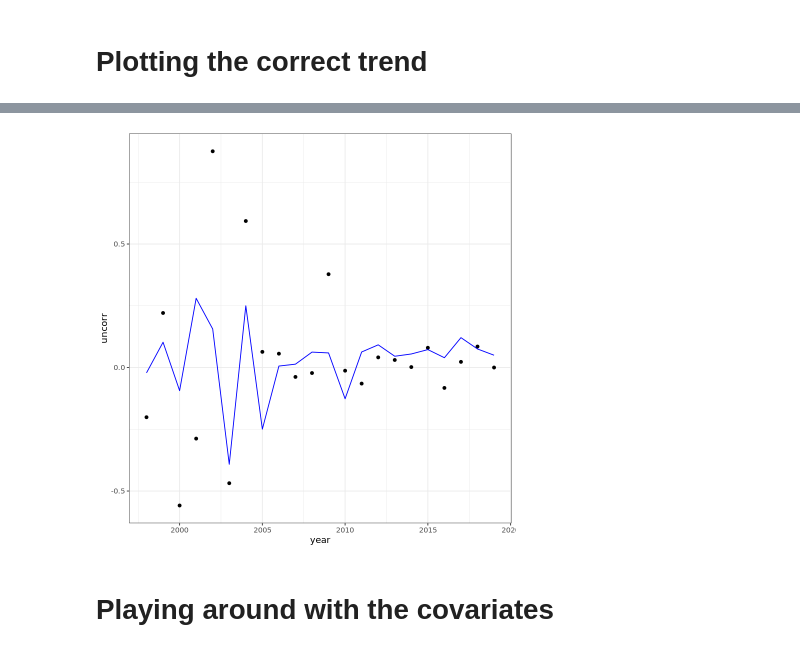
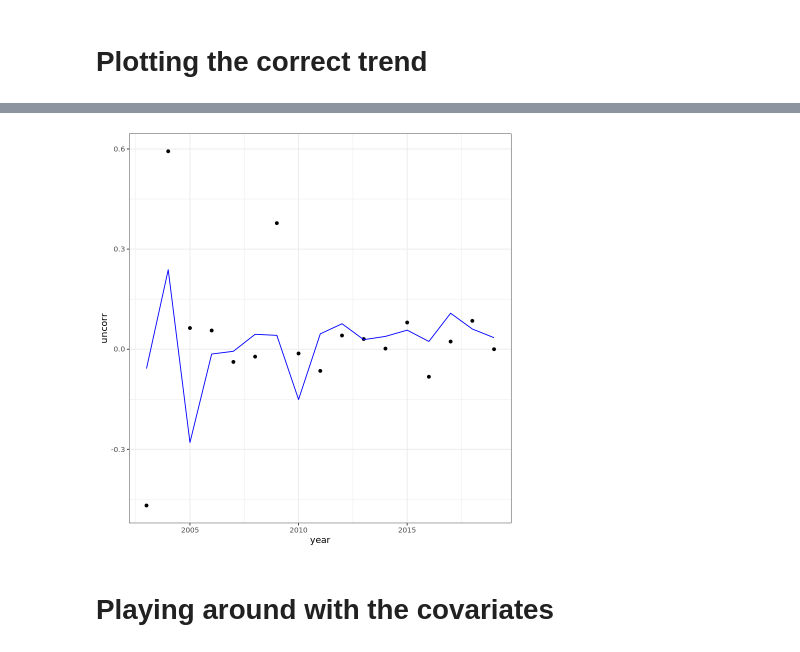
Before and after one commit to pointblue/anthropocene, a Jupyter notebook: notebooks/ADPE_CROZ.ipynb, the cells around one changed output, grey strips where cells are left out. Drawn from its saved outputs; the diff is of its cells as text; code cells hidden in the pictures.

```diff
--- a/notebooks/ADPE_CROZ.ipynb
+++ b/notebooks/ADPE_CROZ.ipynb
@@ -25,6 +7,6 @@ The following objects are masked from ‘package:base’:
 # %%
 # Load the data
-master<-read.csv("~/Workspace/Anthropocene/data/MASTER_SIE.csv")
+master<-read.csv("~/Workspace/Anthropocene/data/MASTER_SIE_MOD.csv")
 # %%
 head(master)
 # %% [output]
@@ -63,3 +24,7 @@ A matrix: 18 × 18 of type dbl
 master_gr <- master %>% mutate(growth_croz=log(ADPE_CROZ/lag(ADPE_CROZ)))
 master_gr$growth_croz<-ifelse(is.na(master_gr$growth_croz),0,master_gr$growth_croz)
 master_gr[1,"growth_croz"]<--0.2011873
+
+
+#taking out years before 2003#
+master_gr <- subset(master_gr, !year %in% c(1998:2002))
@@ -88,5 +34,7 @@ A data.frame: 22 × 24
 # %% [markdown]
 # Including LAGS
+# %%
+master_gr$mnOW_RSP6<- master_gr$mnOW_RSP/10^6
 # %%
 #lag 5 years SIE
 master_gr <- master_gr %>% mutate(SIE_lag5 = lag(av_SIE,5))
@@ -154,14 +173,20 @@ A data.frame: 6 × 50
 # %% [markdown]
 # Quadratic variables
 # %%
-master_gr$SIC_lag4_2<- master_gr$SIC_lag4^2
+master_gr$av_SIE_2<- master_gr$av_SIE^2
 master_gr$SIE_lag4_2<- master_gr$SIE_lag4^2
 master_gr$SIE_lag5_2<- master_gr$SIE_lag5^2
 master_gr$mnOW_RSP6<- master_gr$mnOW_RSP/10^6
 master_gr$mnOW_RSP6_2<-master_gr$mnOW_RSP6^2
+master_gr$mnOW_RSP6_lag4_2<-master_gr$mnOW_RSP6_lag4^2
+master_gr$mnOW_RSP6_lag5_2<-master_gr$mnOW_RSP6_lag5^2
 master_gr$mnChl_aw_RSP_2<-master_gr$mnChl_aw_RSP^2
 master_gr$nmSST_aw_RSP_2<-master_gr$nmSST_aw_RSP^2
+master_gr$nmSST_aw_RSP_lag4_2<-master_gr$nmSST_aw_RSP_lag4^2
+master_gr$nmSST_aw_RSP_lag5_2<-master_gr$nmSST_aw_RSP_lag5^2
 master_gr$mnWind_2<-master_gr$mnWind^2
+master_gr$mnWind_lag4_2<-master_gr$mnWind_lag4^2
+master_gr$mnWind_lag5_2<-master_gr$mnWind_lag5^2
 master_gr$GyreSPD_2<-master_gr$GyreSPD^2
 master_gr$GyreSPD_lag4_2<-master_gr$GyreSPD_lag4^2
 master_gr$GyreSPD_lag5_2<-master_gr$GyreSPD_lag5^2
@@ -169,6 +194,14 @@ master_gr$Salinity_2<-master_gr$Salinity^2
 master_gr$intP_RSP_2<-master_gr$intP_RSP^2
 master_gr$Prop._134_2<-master_gr$Prop._134^2
 master_gr$TOTALTonnes.100_2<-master_gr$TOTALTonnes.100^2
+master_gr$mnSIE_2<- master_gr$mnSIE^2
+master_gr$mnAirTemp_2<- master_gr$mnAirTemp^2
+master_gr$mnAirTemp_lag4_2<- master_gr$mnAirTemp_lag4^2
+master_gr$mnAirTemp_lag5_2<- master_gr$mnAirTemp_lag5^2
+master_gr$logOW_day_MCM_2<- master_gr$logOW_day_MCM^2
+master_gr$OW_day_MCMlag4_2<- master_gr$OW_day_MCMlag4^2
+master_gr$OW_day_RSPlag4_2<- master_gr$OW_day_RSPlag4^2
+master_gr$OW_day_RSP_2<- master_gr$OW_day_RSP^2
 # %%
 head(master_gr)
 # %% [output]
@@ -392,8 +422,8 @@ ggtsdisplay(adcroz)
 # %%
-pdf<-data.frame(year=master$year,uncorr=mdl1$x,corr=fitted(mdl1))
+pdf<-data.frame(year=master_gr$year,uncorr=mdl1$x,corr=fitted(mdl1))
 ggplot(pdf,aes(x=year,y=uncorr)) + geom_point() + geom_line(aes(y=corr),color="blue")
 # %% [output]
-[figure, old version]
+[figure, new version]
 # %%
 save(adcroz,pdf,file="/home/ubuntu/Workspace/Anthropocene/data/bestModeldata.RData")
 # %% [markdown]
```
Also changed, not shown: parts of 130 cells of this notebook, 9 other files.
